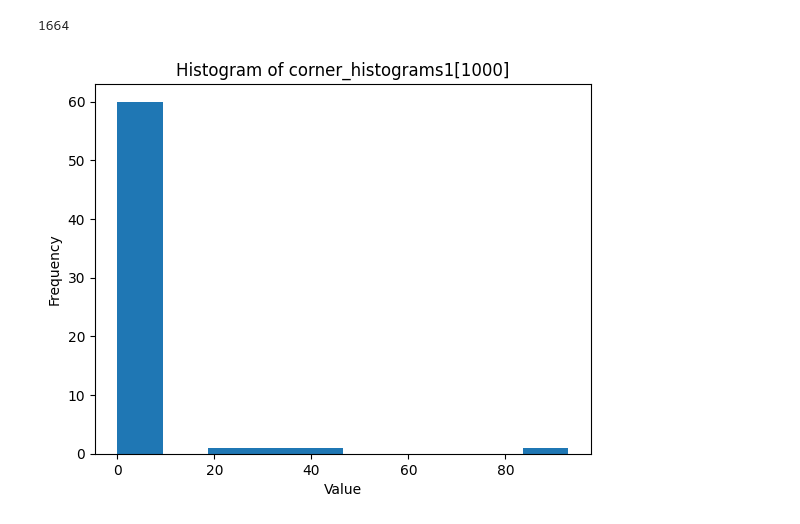
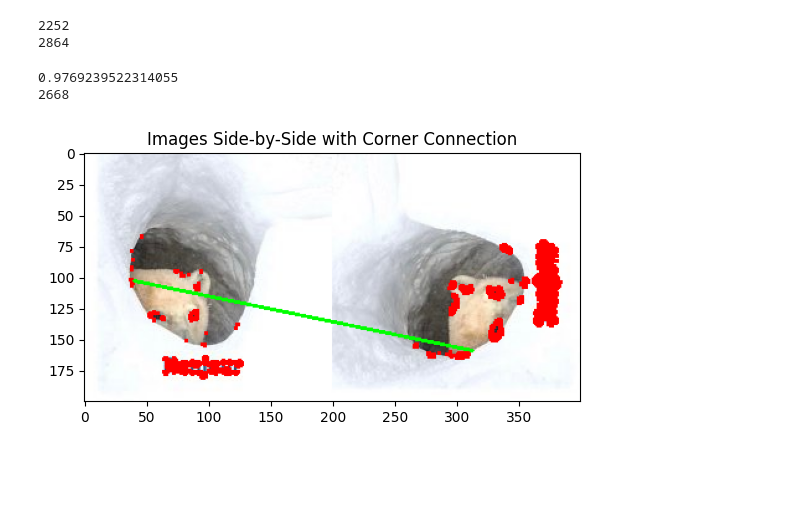
Before and after one commit to themselg04/cv2practice, a Jupyter notebook: Harris Corner Detection/Harris_Corner_Detection.ipynb, the cells around one changed output. Drawn from its saved outputs; the diff is of its cells as text; code cells hidden in the pictures; blank space fills up the shorter version.

```diff
--- a/Harris Corner Detection/Harris_Corner_Detection.ipynb
+++ b/Harris Corner Detection/Harris_Corner_Detection.ipynb
@@ -138,12 +98,38 @@ Movement: [484.82068694 618.70616071]
-# %%
-print(len(corner_histograms1))
-plt.hist(corner_histograms1[1000])
-plt.title('Histogram of corner_histograms1[1000]')
-plt.xlabel('Value')
-plt.ylabel('Frequency')
-plt.show()
-
-# Calcular la distancia del histograma
-# %% [output]
-1664
-[figure, removed]
+# %%
+corner_histograms1 = calculate_corner_histograms(img1, dst1)
+corner_histograms2 = calculate_corner_histograms(img2, dst2)
+print(len(corner_histograms1))
+print(len(corner_histograms2))
+# %% [output]
+2252
+2864
+# %%
+to_search = 550
+
+best_match = 0
+for i in range(len(corner_histograms2)):
+  comp = cv2.compareHist(corner_histograms1[to_search], corner_histograms2[i], cv2.HISTCMP_CORREL)
+  if comp > best_match:
+    best_match = comp
+    best_match_index = i
+
+print(best_match)
+print(best_match_index)
+# %% [output]
+0.9769239522314055
+2668
+# %%
+combined_img = np.concatenate((img1, img2), axis=1)
+
+y1, x1 = np.argwhere(dst1 > 0.001 * dst1.max())[to_search]
+y2, x2 = np.argwhere(dst2 > 0.001 * dst2.max())[best_match_index]
+
+# Draw a line between the two corners
+cv2.line(combined_img, (x1, y1), (x2 + img1.shape[1], y2), (0, 255, 0), 2)
+
+# Display the combined image with the connecting line
+plt.imshow(cv2.cvtColor(combined_img, cv2.COLOR_BGR2RGB))
+plt.title('Images Side-by-Side with Corner Connection')
+plt.show()
+# %% [output]
+[figure, added]
```
Also changed, not shown: parts of 3 cells of this notebook.
